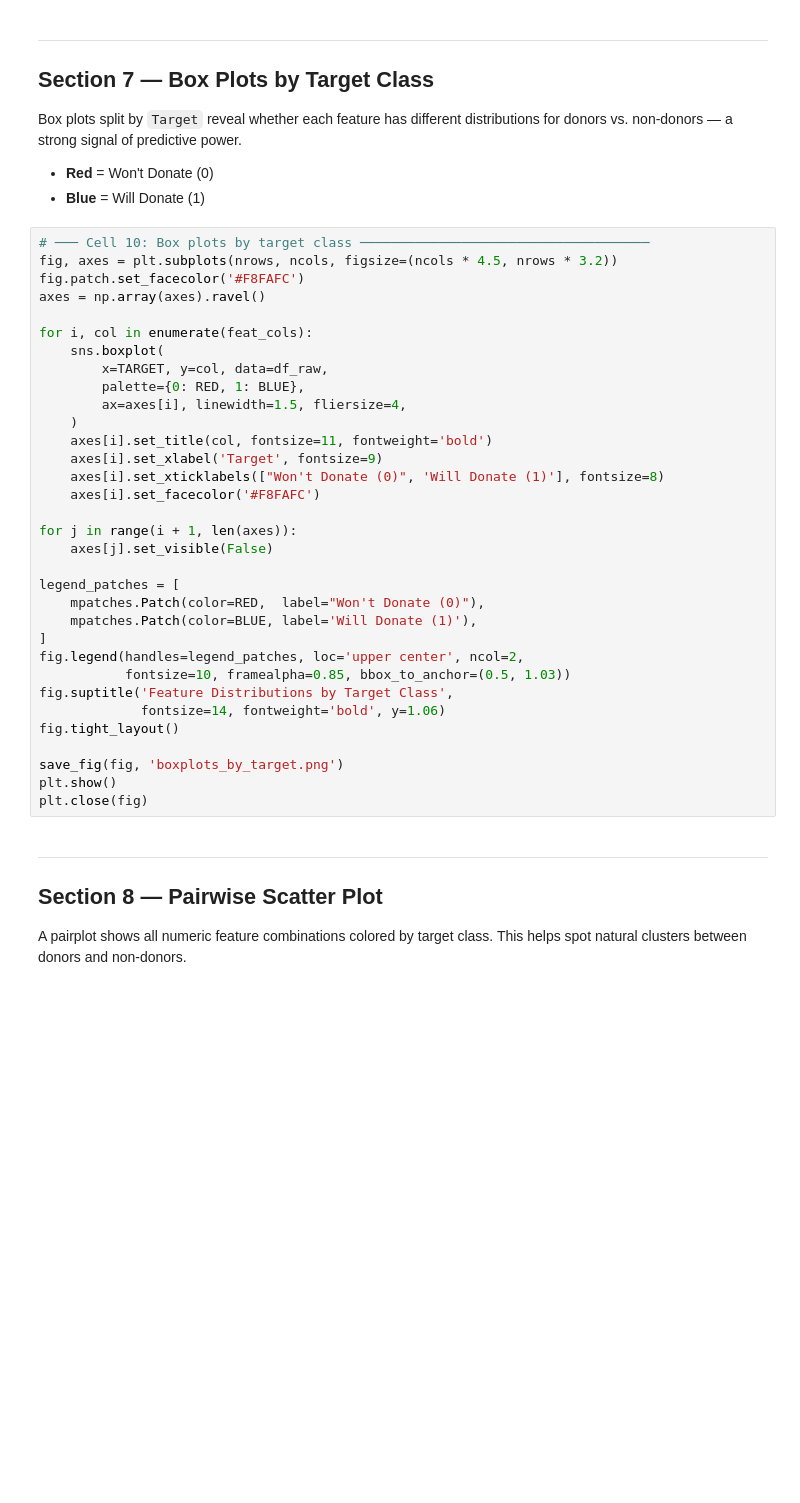
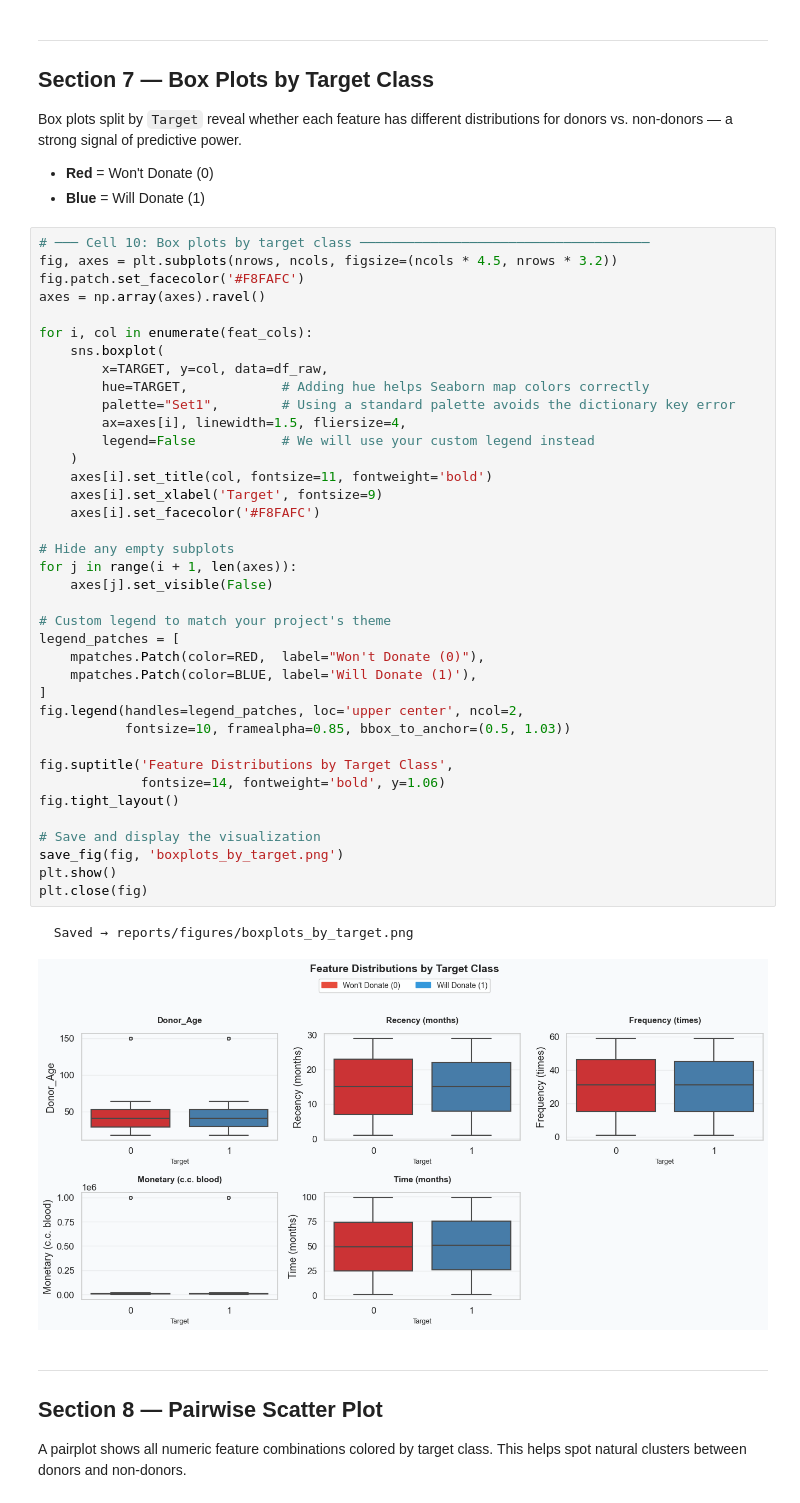
Before and after one commit to mihretalemayehu/Blood-Donation-Project, a Jupyter notebook: Blood-Donation-Prediction-System/notebooks/01_eda.ipynb, the cells around one changed output. Drawn from its saved outputs; the diff is of its cells as text; blank space fills up the shorter version.

```diff
--- a/Blood-Donation-Prediction-System/notebooks/01_eda.ipynb
+++ b/Blood-Donation-Prediction-System/notebooks/01_eda.ipynb
@@ -297,35 +355,43 @@ for donors vs. non-donors — a strong signal of predictive power.
 # ─── Cell 10: Box plots by target class ─────────────────────────────────────
 fig, axes = plt.subplots(nrows, ncols, figsize=(ncols * 4.5, nrows * 3.2))
 fig.patch.set_facecolor('#F8FAFC')
 axes = np.array(axes).ravel()
 
 for i, col in enumerate(feat_cols):
     sns.boxplot(
         x=TARGET, y=col, data=df_raw,
-        palette={0: RED, 1: BLUE},
+        hue=TARGET,            # Adding hue helps Seaborn map colors correctly
+        palette="Set1",        # Using a standard palette avoids the dictionary key error
         ax=axes[i], linewidth=1.5, fliersize=4,
+        legend=False           # We will use your custom legend instead
     )
     axes[i].set_title(col, fontsize=11, fontweight='bold')
     axes[i].set_xlabel('Target', fontsize=9)
-    axes[i].set_xticklabels(["Won't Donate (0)", 'Will Donate (1)'], fontsize=8)
     axes[i].set_facecolor('#F8FAFC')
 
+# Hide any empty subplots
 for j in range(i + 1, len(axes)):
     axes[j].set_visible(False)
 
+# Custom legend to match your project's theme
 legend_patches = [
     mpatches.Patch(color=RED,  label="Won't Donate (0)"),
     mpatches.Patch(color=BLUE, label='Will Donate (1)'),
 ]
 fig.legend(handles=legend_patches, loc='upper center', ncol=2,
            fontsize=10, framealpha=0.85, bbox_to_anchor=(0.5, 1.03))
+
 fig.suptitle('Feature Distributions by Target Class',
              fontsize=14, fontweight='bold', y=1.06)
 fig.tight_layout()
 
+# Save and display the visualization
 save_fig(fig, 'boxplots_by_target.png')
 plt.show()
 plt.close(fig)
+# %% [output]
+  Saved → reports/figures/boxplots_by_target.png
+[figure, added]
 # %% [markdown]
 ---
 ## Section 8 — Pairwise Scatter Plot
```
Also changed, not shown: parts of 10 cells of this notebook, 18 other files.
